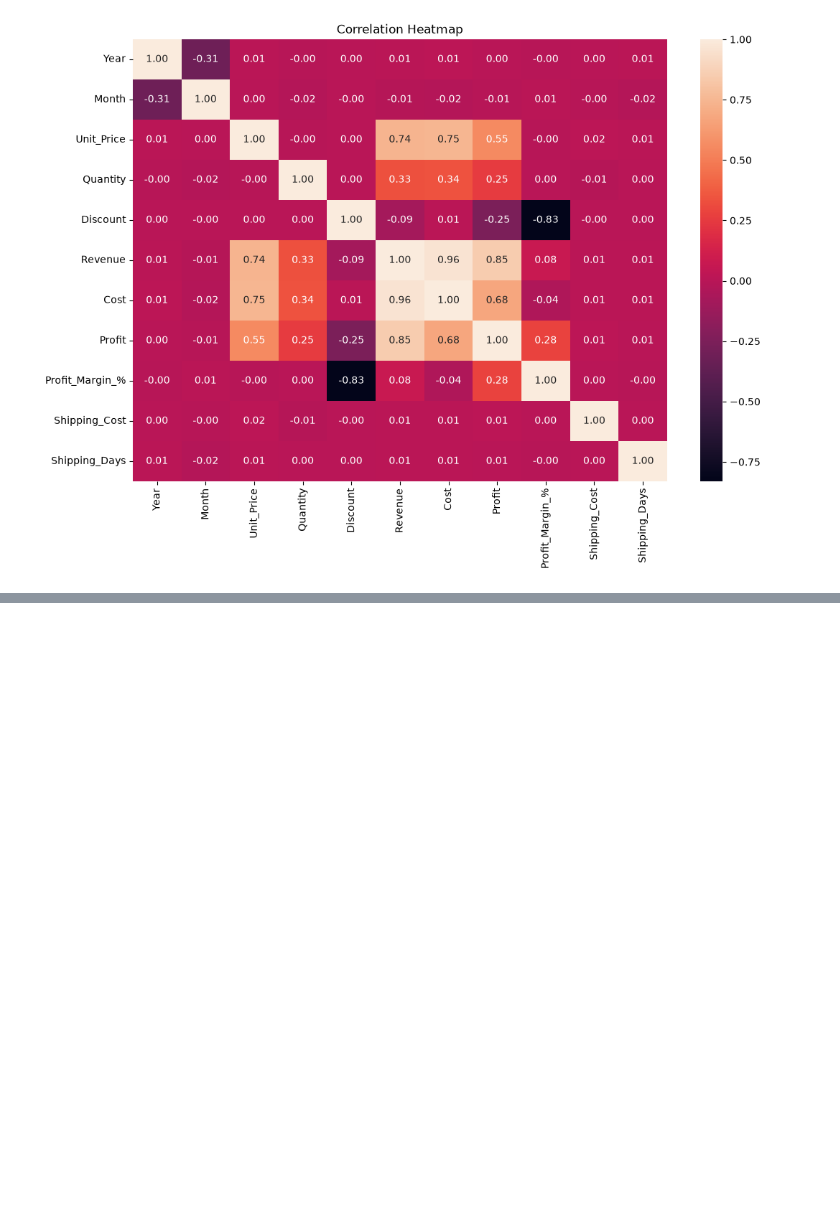
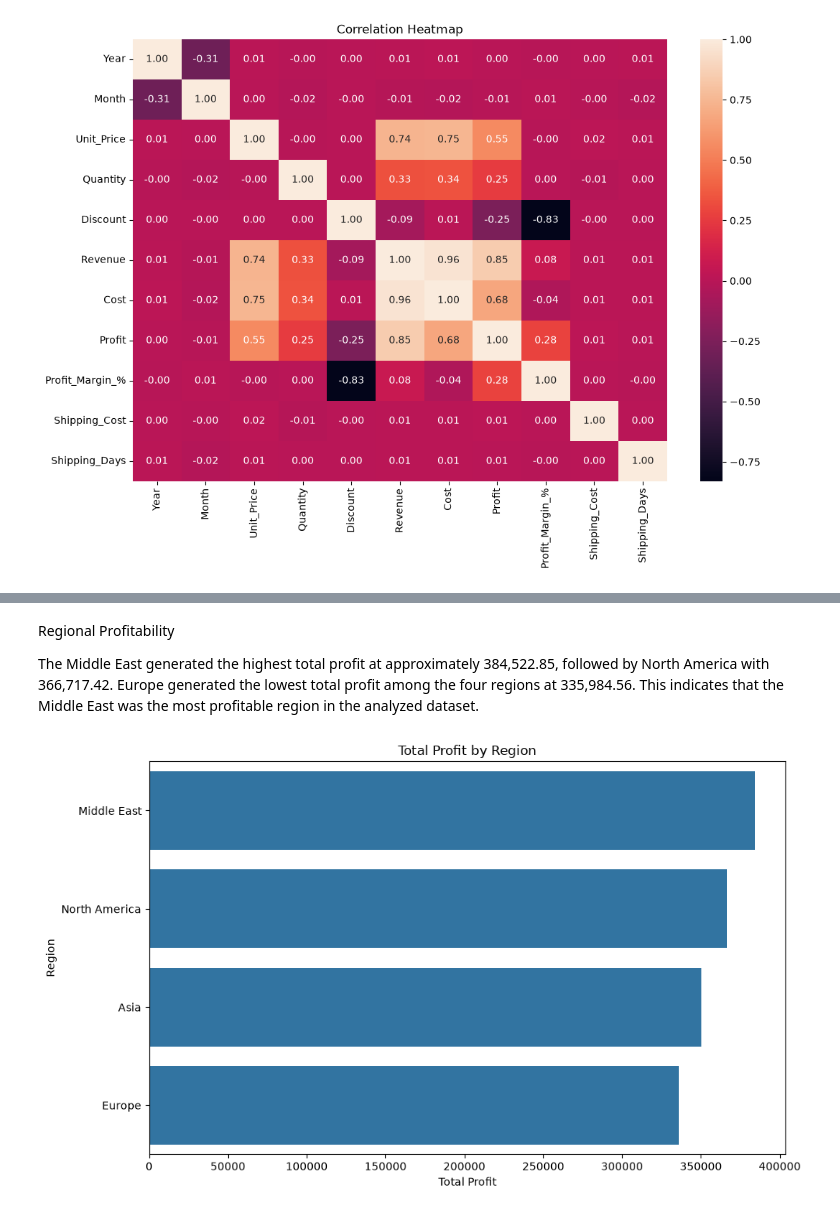
Before and after one commit to afnan2006-code/AI-ML-Learning, a Jupyter notebook: Weekend Project/EDA.ipynb, the cells around one changed output, grey strips where cells are left out. Cells and saved outputs as stored; diff of their text form; code cells hidden in the pictures; blank space fills up the shorter version.

```diff
--- a/Weekend Project/EDA.ipynb
+++ b/Weekend Project/EDA.ipynb
@@ -333,0 +391,8 @@ plt.show()
+# %%
+region_profit = (
+    df.groupby("Region", as_index=False)["Profit"]
+    .sum()
+    .sort_values("Profit", ascending=False)
+)
+
+display(region_profit)
@@ -333,0 +405,24 @@ plt.show()
+# %% [markdown]
+Regional Profitability
+
+The Middle East generated the highest total profit at approximately
+384,522.85, followed by North America with 366,717.42. Europe
+generated the lowest total profit among the four regions at
+335,984.56. This indicates that the Middle East was the most
+profitable region in the analyzed dataset.
+# %%
+plt.figure(figsize=(10, 6))
+
+sns.barplot(
+    data=region_profit,
+    x="Profit",
+    y="Region"
+)
+
+plt.title("Total Profit by Region")
+plt.xlabel("Total Profit")
+plt.ylabel("Region")
+plt.tight_layout()
+plt.show()
+# %% [output]
+[figure, added]
```
Also changed, not shown: parts of 19 cells of this notebook.
